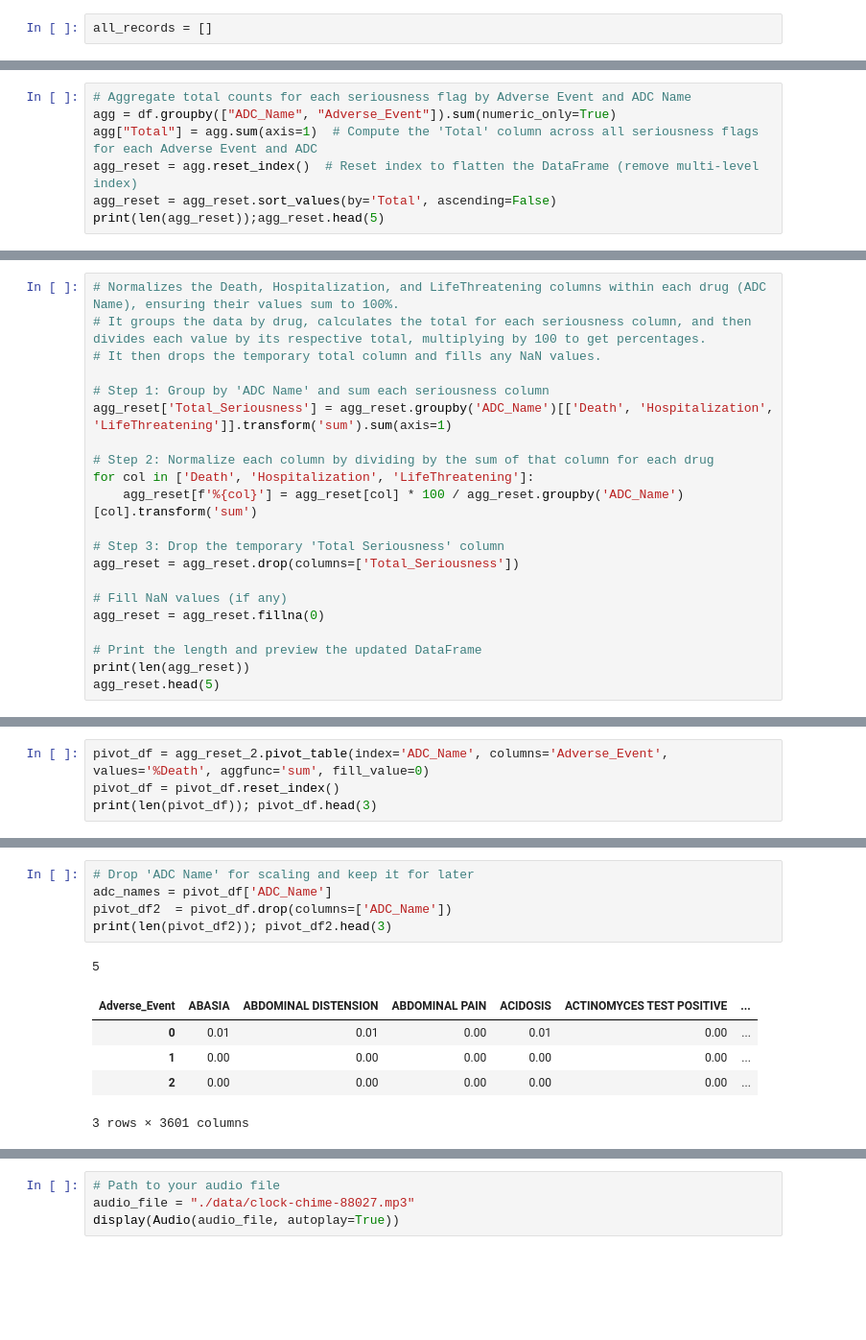
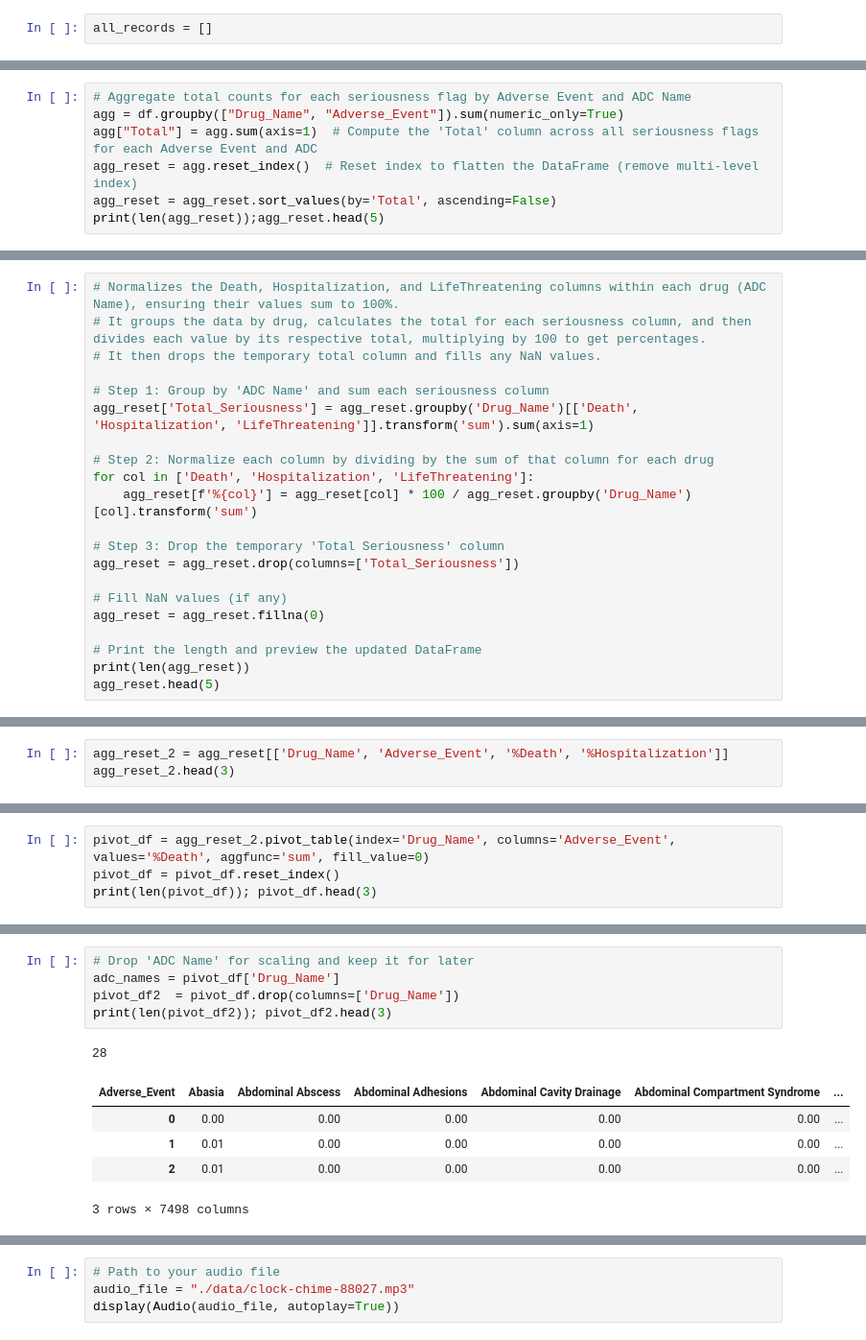
Before and after one commit to AlbertoBejarano/FAERS, a Jupyter notebook: openFDA_UMAP_v06.ipynb, the cells around one changed output, grey strips where cells are left out. Shown at 96% size. Saved outputs shown, nothing was run; the diff lists cells and outputs as text; blank space fills up the shorter version.

```diff
--- a/openFDA_UMAP_v06.ipynb
+++ b/openFDA_UMAP_v06.ipynb
@@ -102,6 +145,6 @@ print(len(df)); df.sample(3)
 # %%
 # Aggregate total counts for each seriousness flag by Adverse Event and ADC Name
-agg = df.groupby(["ADC_Name", "Adverse_Event"]).sum(numeric_only=True)
+agg = df.groupby(["Drug_Name", "Adverse_Event"]).sum(numeric_only=True)
 agg["Total"] = agg.sum(axis=1)  # Compute the 'Total' column across all seriousness flags for each Adverse Event and ADC
 agg_reset = agg.reset_index()  # Reset index to flatten the DataFrame (remove multi-level index)
 agg_reset = agg_reset.sort_values(by='Total', ascending=False)
@@ -131,11 +174,11 @@ print(len(agg_reset));agg_reset.head(5)
 # It then drops the temporary total column and fills any NaN values.
 
 # Step 1: Group by 'ADC Name' and sum each seriousness column
-agg_reset['Total_Seriousness'] = agg_reset.groupby('ADC_Name')[['Death', 'Hospitalization', 'LifeThreatening']].transform('sum').sum(axis=1)
+agg_reset['Total_Seriousness'] = agg_reset.groupby('Drug_Name')[['Death', 'Hospitalization', 'LifeThreatening']].transform('sum').sum(axis=1)
 
 # Step 2: Normalize each column by dividing by the sum of that column for each drug
 for col in ['Death', 'Hospitalization', 'LifeThreatening']:
-    agg_reset[f'%{col}'] = agg_reset[col] * 100 / agg_reset.groupby('ADC_Name')[col].transform('sum')
+    agg_reset[f'%{col}'] = agg_reset[col] * 100 / agg_reset.groupby('Drug_Name')[col].transform('sum')
 
 # Step 3: Drop the temporary 'Total Seriousness' column
 agg_reset = agg_reset.drop(columns=['Total_Seriousness'])
@@ -164,0 +204,3 @@ agg_reset_2.head(3)
+# %%
+agg_reset_2 = agg_reset[['Drug_Name', 'Adverse_Event', '%Death', '%Hospitalization']]
+agg_reset_2.head(3)
@@ -165,5 +212,5 @@ agg_reset_2.head(3)
 # %%
-pivot_df = agg_reset_2.pivot_table(index='ADC_Name', columns='Adverse_Event', values='%Death', aggfunc='sum', fill_value=0)
+pivot_df = agg_reset_2.pivot_table(index='Drug_Name', columns='Adverse_Event', values='%Death', aggfunc='sum', fill_value=0)
 pivot_df = pivot_df.reset_index()
 print(len(pivot_df)); pivot_df.head(3)
 # %% [output]
@@ -176,15 +223,15 @@ print(len(pivot_df)); pivot_df.head(3)
 # %%
 # Drop 'ADC Name' for scaling and keep it for later
-adc_names = pivot_df['ADC_Name']
-pivot_df2  = pivot_df.drop(columns=['ADC_Name'])
+adc_names = pivot_df['Drug_Name']
+pivot_df2  = pivot_df.drop(columns=['Drug_Name'])
 print(len(pivot_df2)); pivot_df2.head(3)
 # %% [output]
-5
+28
-| Adverse_Event | ABASIA | ABDOMINAL DISTENSION | ABDOMINAL PAIN | ACIDOSIS | ACTINOMYCES TEST POSITIVE | ... |
-| 0 | 0.01 | 0.01 | 0.00 | 0.01 | 0.00 | ... |
-| 1 | 0.00 | 0.00 | 0.00 | 0.00 | 0.00 | ... |
-| 2 | 0.00 | 0.00 | 0.00 | 0.00 | 0.00 | ... |
+| Adverse_Event | Abasia | Abdominal Abscess | Abdominal Adhesions | Abdominal Cavity Drainage | Abdominal Compartment Syndrome | ... |
+| 0 | 0.00 | 0.00 | 0.00 | 0.00 | 0.00 | ... |
+| 1 | 0.01 | 0.00 | 0.00 | 0.00 | 0.00 | ... |
+| 2 | 0.01 | 0.00 | 0.00 | 0.00 | 0.00 | ... |
-3 rows × 3601 columns
+3 rows × 7498 columns
 # %%
 # Keep a numeric-only version
 df_numeric       = pivot_df2.select_dtypes(include='number').copy()
```
Also changed, not shown: parts of 24 cells of this notebook.
